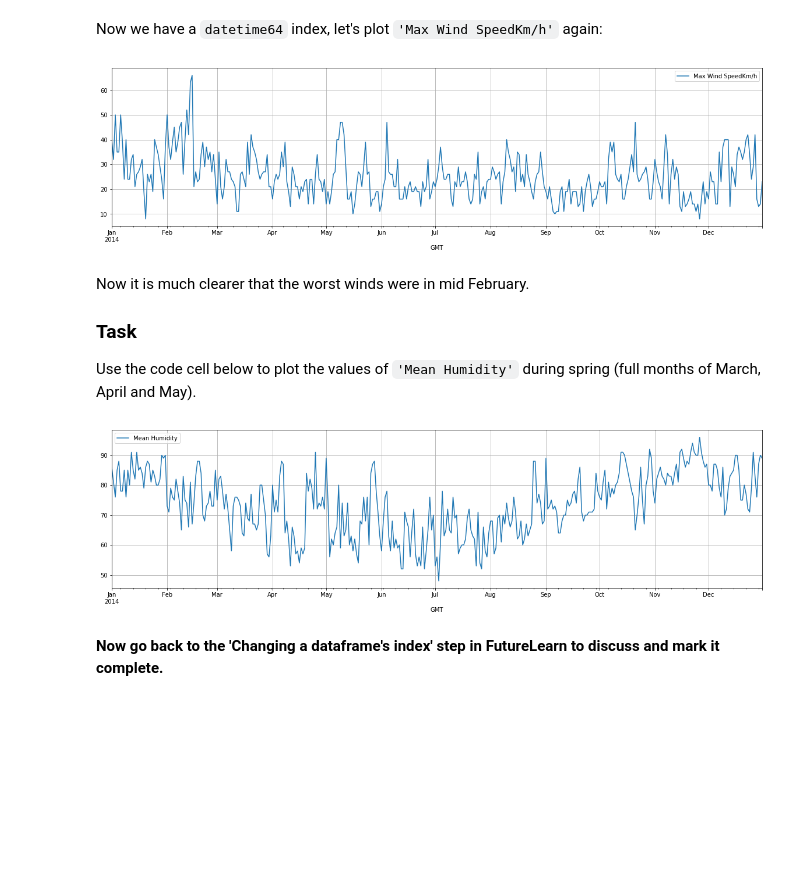
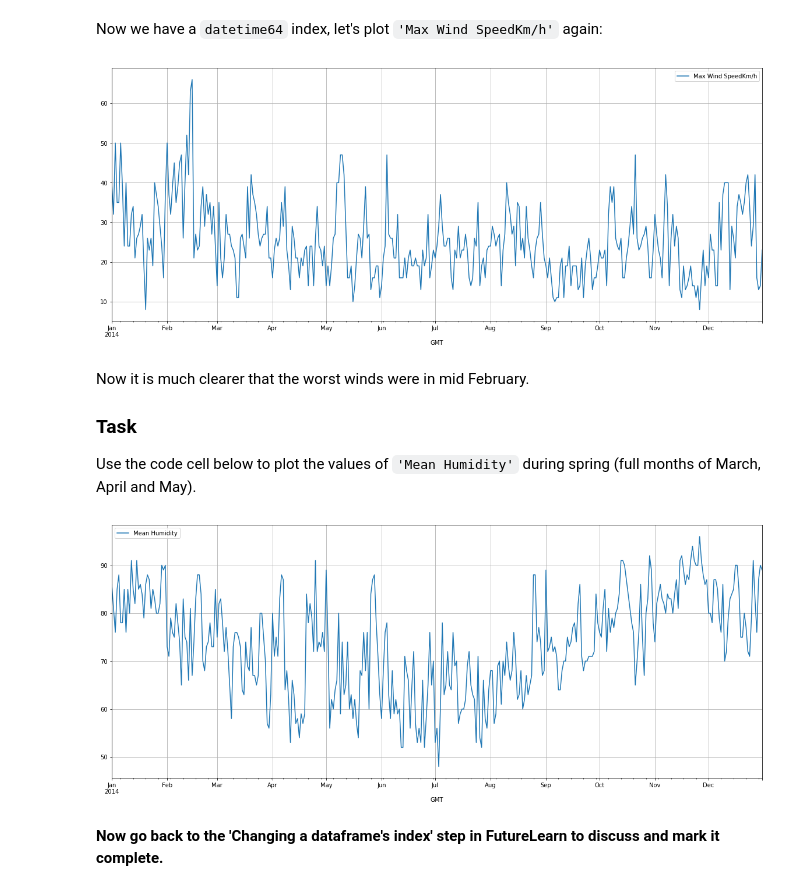
Before and after one commit to P7h/FutureLearn__Learn_to_Code_for_Data_Analysis, a Jupyter notebook: Week#2/Week_2_exercises.ipynb, the cells around one changed output. Cells and saved outputs as stored; diff of their text form; code cells hidden in the pictures; blank space fills up the shorter version.

```diff
--- a/Week#2/Week_2_exercises.ipynb
+++ b/Week#2/Week_2_exercises.ipynb
@@ -710,9 +710,9 @@ london.loc[datetime(2014,12,8) : datetime(2014,12,12)]
 # %% [markdown]
 Now we have a `datetime64` index, let's plot `'Max Wind SpeedKm/h'` again:
 # %%
-london[['Max Wind SpeedKm/h']].plot(grid=True, figsize=(20,5));
+london[['Max Wind SpeedKm/h']].plot(grid=True, figsize=(20,8));
 # %% [output]
-[figure, old version]
+[figure, new version]
 # %% [markdown]
 Now it is much clearer that the worst winds were in mid February.
 
@@ -723,8 +723,8 @@ mean_humidity = london[['Mean Humidity']]
 start_date = datetime(2014, 3, 1)
 end_date = datetime(2014, 5, 31)
 spring_df = mean_humidity.loc[start_date : end_date]
-mean_humidity.plot(grid=True, figsize=(20,5));
+mean_humidity.plot(grid=True, figsize=(20,8));
 # %% [output]
-[figure, old version]
+[figure, new version]
 # %% [markdown]
 **Now go back to the 'Changing a dataframe's index' step in FutureLearn to discuss and mark it complete.**
```
Also changed, not shown: parts of 2 cells of this notebook, 2 other files.
